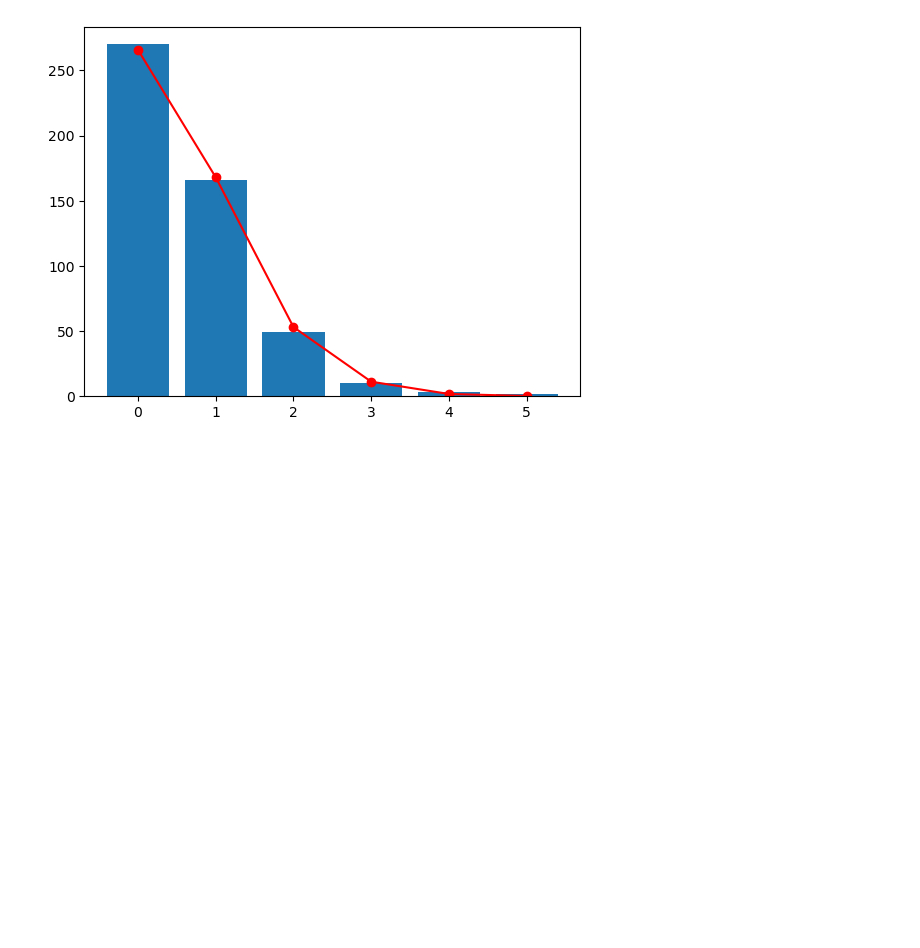
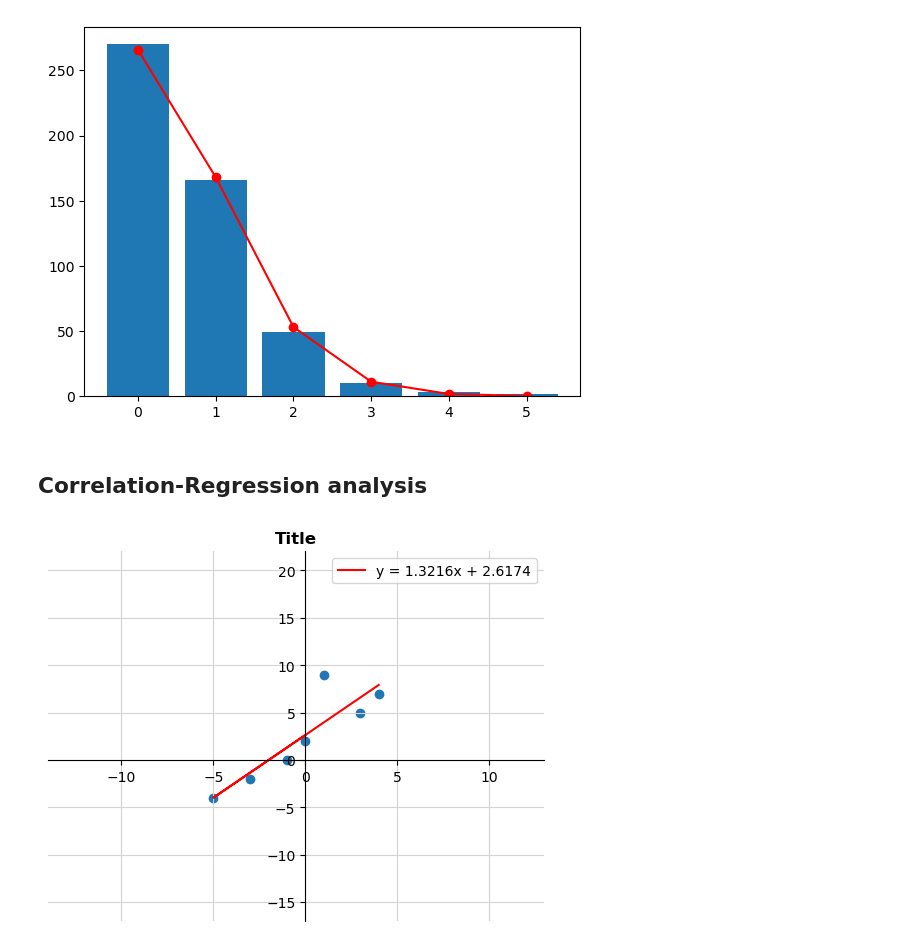
Before and after one commit to wochichaofan/Math, a Jupyter notebook: MatStat/Exercises.ipynb, the cells around one changed output. Drawn from its saved outputs; the diff is of its cells as text; code cells hidden in the pictures; blank space fills up the shorter version.

Commit message:
add correlation-regression analysis module

```diff
--- a/MatStat/Exercises.ipynb
+++ b/MatStat/Exercises.ipynb
@@ -53,3 +48,5 @@ At the level of importance of 0.1 H_o hypothesis about normal distribution of th
 cl.plot()
 # %% [output]
 [figure]
+# %% [markdown]
+## Correlation-Regression analysis
@@ -55,0 +55,9 @@ cl.plot()
+# %%
+X = [0, -1, -3, -5, 1, 3, 4]
+Y = [2, 0, -2, -4, 9, 5, 7]
+# %%
+corregr = CRA(X, Y)
+# %%
+corregr.plot_with_regression()
+# %% [output]
+[figure, added]
```
Also changed, not shown: parts of 7 cells of this notebook, 1 other file.
